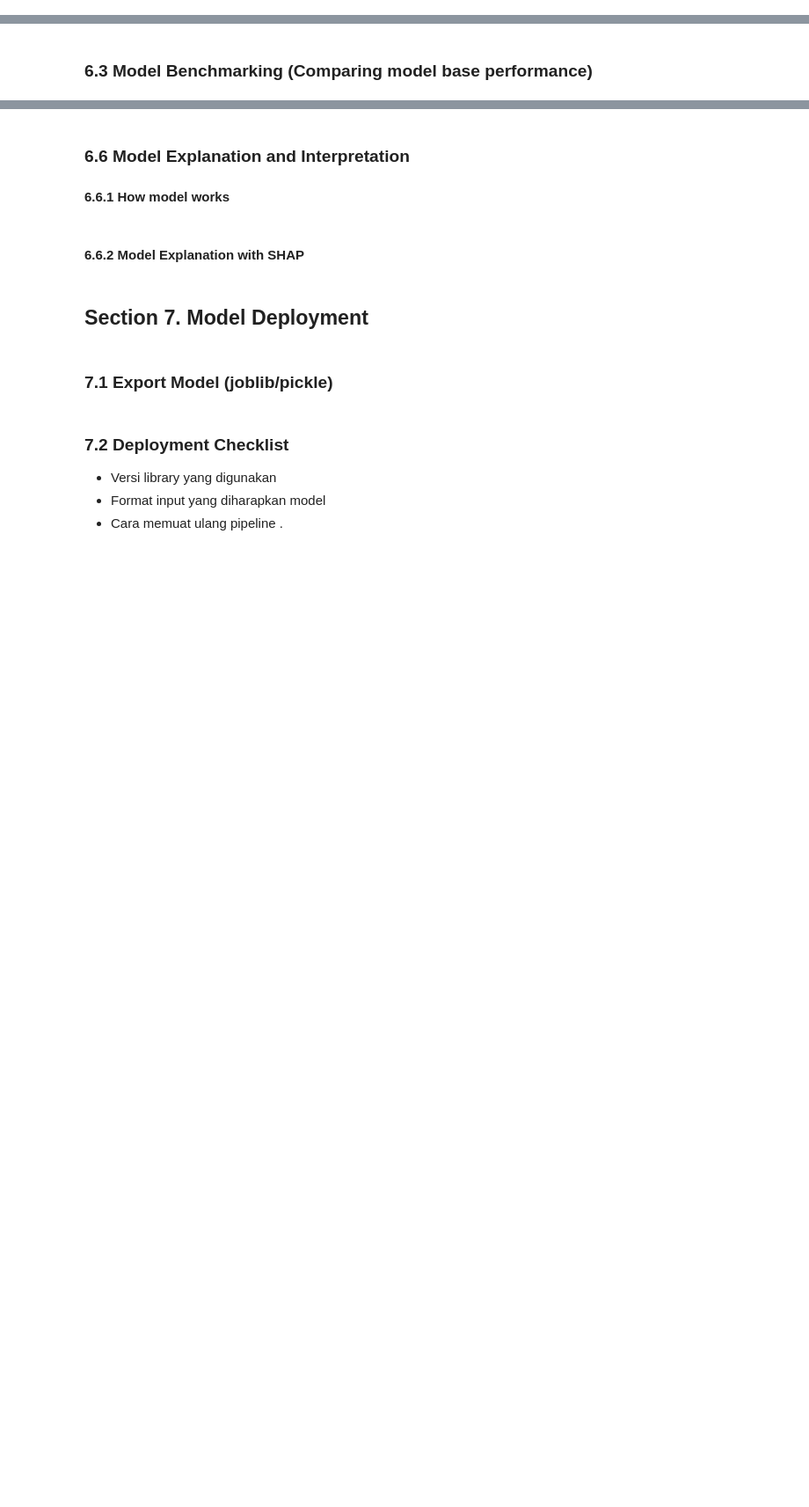
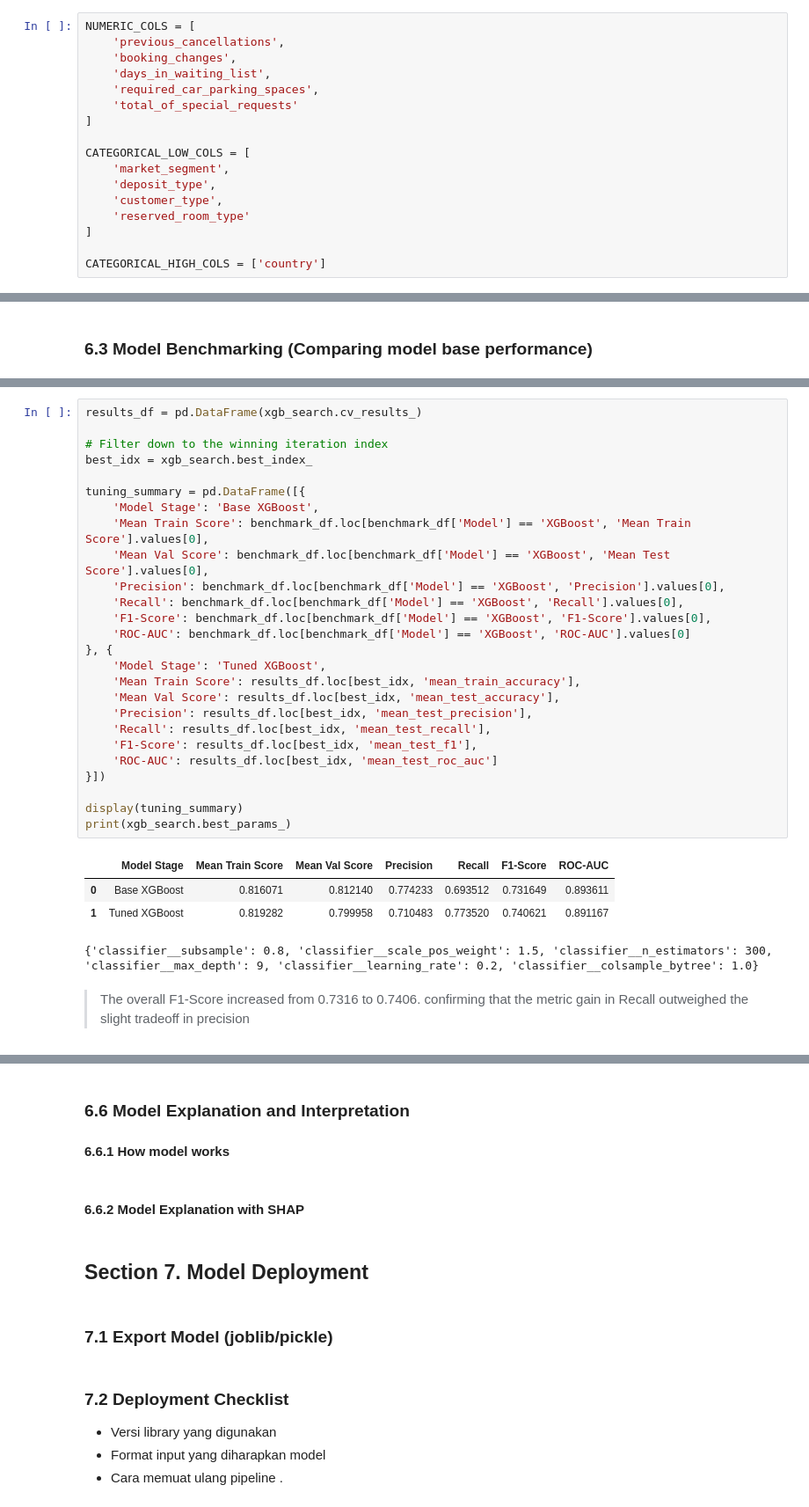
Before and after one commit to rafiandrianto/Capstone3, a Jupyter notebook: notebook/1.0-bdp-notebook.ipynb, the cells around one changed output, grey strips where cells are left out. Shown at 88% size. Cells and saved outputs as stored; diff of their text form; blank space fills up the shorter version.

```diff
--- a/notebook/1.0-bdp-notebook.ipynb
+++ b/notebook/1.0-bdp-notebook.ipynb
@@ -1138,0 +1147,17 @@ Final Testing Data Shape: (16645, 33)
+# %%
+NUMERIC_COLS = [
+    'previous_cancellations',
+    'booking_changes',
+    'days_in_waiting_list',
+    'required_car_parking_spaces',
+    'total_of_special_requests'
+]
+
+CATEGORICAL_LOW_COLS = [
+    'market_segment',
+    'deposit_type',
+    'customer_type',
+    'reserved_room_type'
+]
+
+CATEGORICAL_HIGH_COLS = ['country']
@@ -1146,0 +1360,33 @@ Final Testing Data Shape: (16645, 33)
+# %%
+results_df = pd.DataFrame(xgb_search.cv_results_)
+
+# Filter down to the winning iteration index
+best_idx = xgb_search.best_index_
+
+tuning_summary = pd.DataFrame([{
+    'Model Stage': 'Base XGBoost',
+    'Mean Train Score': benchmark_df.loc[benchmark_df['Model'] == 'XGBoost', 'Mean Train Score'].values[0],
+    'Mean Val Score': benchmark_df.loc[benchmark_df['Model'] == 'XGBoost', 'Mean Test Score'].values[0],
+    'Precision': benchmark_df.loc[benchmark_df['Model'] == 'XGBoost', 'Precision'].values[0],
+    'Recall': benchmark_df.loc[benchmark_df['Model'] == 'XGBoost', 'Recall'].values[0],
+    'F1-Score': benchmark_df.loc[benchmark_df['Model'] == 'XGBoost', 'F1-Score'].values[0],
+    'ROC-AUC': benchmark_df.loc[benchmark_df['Model'] == 'XGBoost', 'ROC-AUC'].values[0]
+}, {
+    'Model Stage': 'Tuned XGBoost',
+    'Mean Train Score': results_df.loc[best_idx, 'mean_train_accuracy'],
+    'Mean Val Score': results_df.loc[best_idx, 'mean_test_accuracy'],
+    'Precision': results_df.loc[best_idx, 'mean_test_precision'],
+    'Recall': results_df.loc[best_idx, 'mean_test_recall'],
+    'F1-Score': results_df.loc[best_idx, 'mean_test_f1'],
+    'ROC-AUC': results_df.loc[best_idx, 'mean_test_roc_auc']
+}])
+
+display(tuning_summary)
+print(xgb_search.best_params_)
+# %% [output]
+|  | Model Stage | Mean Train Score | Mean Val Score | Precision | Recall | F1-Score | ROC-AUC |
+| 0 | Base XGBoost | 0.816071 | 0.812140 | 0.774233 | 0.693512 | 0.731649 | 0.893611 |
+| 1 | Tuned XGBoost | 0.819282 | 0.799958 | 0.710483 | 0.773520 | 0.740621 | 0.891167 |
+{'classifier__subsample': 0.8, 'classifier__scale_pos_weight': 1.5, 'classifier__n_estimators': 300, 'classifier__max_depth': 9, 'classifier__learning_rate': 0.2, 'classifier__colsample_bytree': 1.0}
+# %% [markdown]
+> The overall F1-Score increased from 0.7316 to 0.7406. confirming that the metric gain in Recall outweighed the slight tradeoff in precision
```
Also changed, not shown: parts of 15 cells of this notebook.
